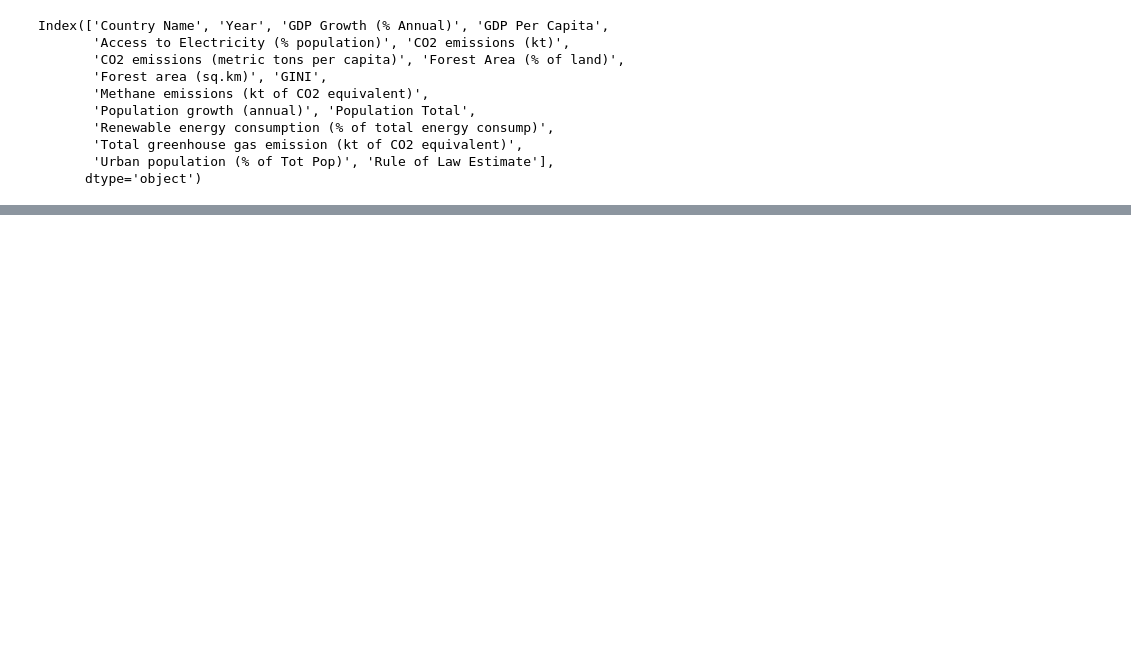
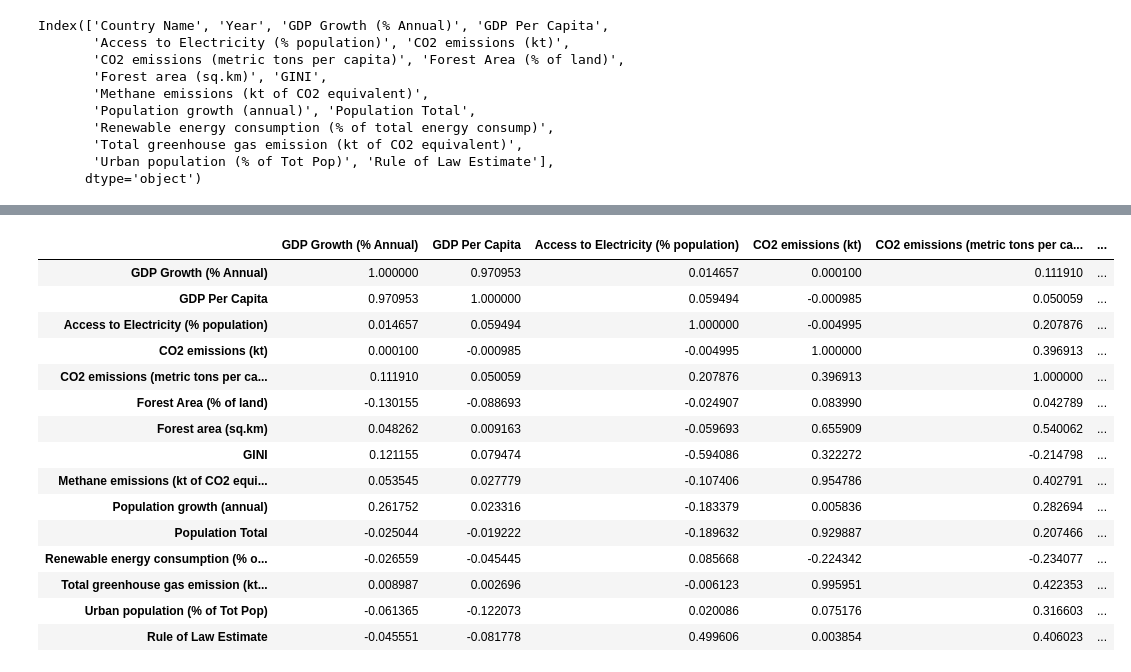
Before and after one commit to FedericoMRenaud/Proyect-One, a Jupyter notebook: All_data_frames/Merging_1998-2018.ipynb, the cells around one changed output, grey strips where cells are left out. Saved outputs shown, nothing was run; the diff lists cells and outputs as text; code cells hidden in the pictures; blank space fills up the shorter version.

Commit message:
Cleaner version, Correlation added, re-thinking needed

```diff
--- a/All_data_frames/Merging_1998-2018.ipynb
+++ b/All_data_frames/Merging_1998-2018.ipynb
@@ -528,0 +563,20 @@ merge_rules_OECD.describe()
+# %%
+# Correlations
+OECD_df.corr()
+# %% [output]
+|  | GDP Growth (% Annual) | GDP Per Capita | Access to Electricity (% population) | CO2 emissions (kt) | CO2 emissions (metric tons per ca... | ... |
+| GDP Growth (% Annual) | 1.000000 | 0.970953 | 0.014657 | 0.000100 | 0.111910 | ... |
+| GDP Per Capita | 0.970953 | 1.000000 | 0.059494 | -0.000985 | 0.050059 | ... |
+| Access to Electricity (% population) | 0.014657 | 0.059494 | 1.000000 | -0.004995 | 0.207876 | ... |
+| CO2 emissions (kt) | 0.000100 | -0.000985 | -0.004995 | 1.000000 | 0.396913 | ... |
+| CO2 emissions (metric tons per ca... | 0.111910 | 0.050059 | 0.207876 | 0.396913 | 1.000000 | ... |
+| Forest Area (% of land) | -0.130155 | -0.088693 | -0.024907 | 0.083990 | 0.042789 | ... |
+| Forest area (sq.km) | 0.048262 | 0.009163 | -0.059693 | 0.655909 | 0.540062 | ... |
+| GINI | 0.121155 | 0.079474 | -0.594086 | 0.322272 | -0.214798 | ... |
+| Methane emissions (kt of CO2 equi... | 0.053545 | 0.027779 | -0.107406 | 0.954786 | 0.402791 | ... |
+| Population growth (annual) | 0.261752 | 0.023316 | -0.183379 | 0.005836 | 0.282694 | ... |
+| Population Total | -0.025044 | -0.019222 | -0.189632 | 0.929887 | 0.207466 | ... |
+| Renewable energy consumption (% o... | -0.026559 | -0.045445 | 0.085668 | -0.224342 | -0.234077 | ... |
+| Total greenhouse gas emission (kt... | 0.008987 | 0.002696 | -0.006123 | 0.995951 | 0.422353 | ... |
+| Urban population (% of Tot Pop) | -0.061365 | -0.122073 | 0.020086 | 0.075176 | 0.316603 | ... |
+| Rule of Law Estimate | -0.045551 | -0.081778 | 0.499606 | 0.003854 | 0.406023 | ... |
```
Also changed, not shown: parts of 21 cells of this notebook.
